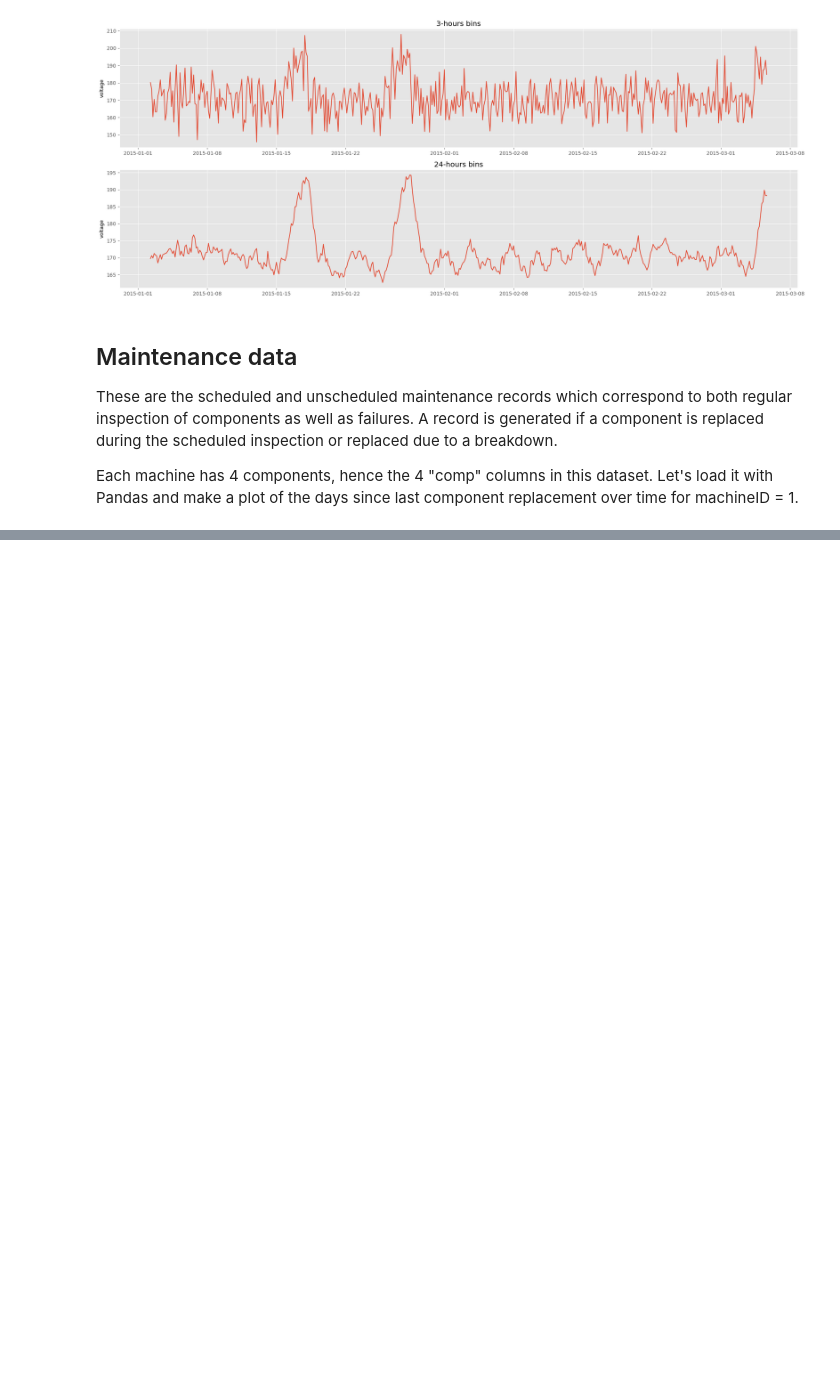
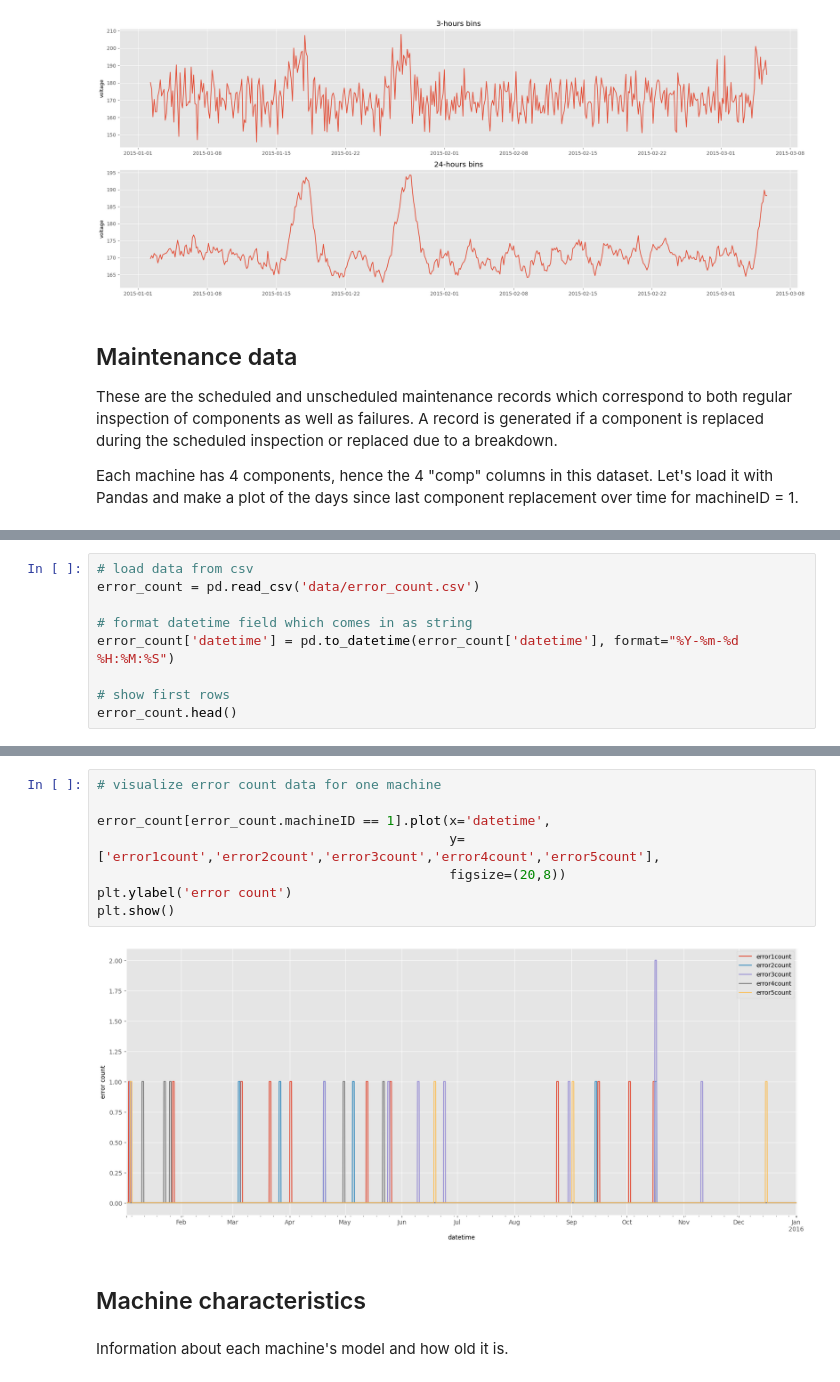
Before and after one commit to gpanagioto/-mbml-predictive-maintenance, a Jupyter notebook: milestone.ipynb, the cells around one changed output, grey strips where cells are left out. Saved outputs shown, nothing was run; the diff lists cells and outputs as text; blank space fills up the shorter version.

```diff
--- a/milestone.ipynb
+++ b/milestone.ipynb
@@ -117,0 +154,9 @@ plt.show()
+# %%
+# load data from csv
+error_count = pd.read_csv('data/error_count.csv')
+
+# format datetime field which comes in as string
+error_count['datetime'] = pd.to_datetime(error_count['datetime'], format="%Y-%m-%d %H:%M:%S")
+
+# show first rows
+error_count.head()
@@ -117,0 +170,14 @@ plt.show()
+# %%
+# visualize error count data for one machine
+
+error_count[error_count.machineID == 1].plot(x='datetime',
+                                             y=['error1count','error2count','error3count','error4count','error5count'],
+                                             figsize=(20,8))
+plt.ylabel('error count')
+plt.show()
+# %% [output]
+[figure, added]
+# %% [markdown]
+## Machine characteristics
+# %% [markdown]
+Information about each machine's model and how old it is.
```
Also changed, not shown: parts of 32 cells of this notebook.
